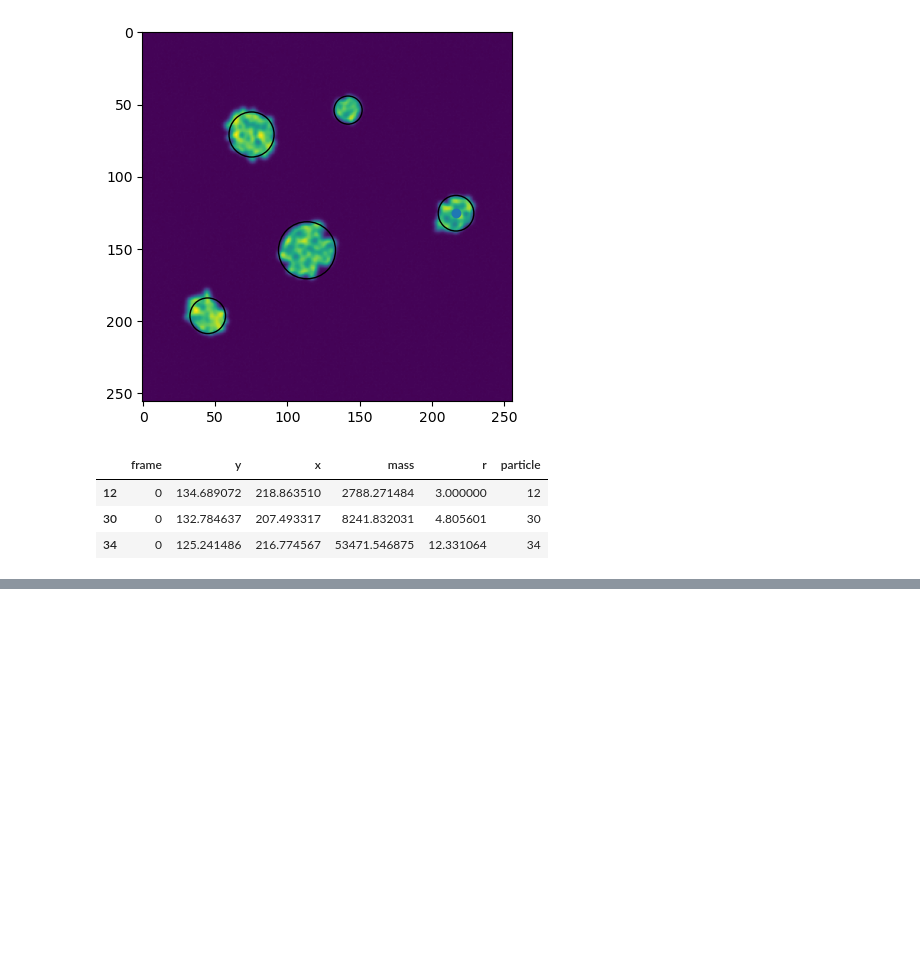
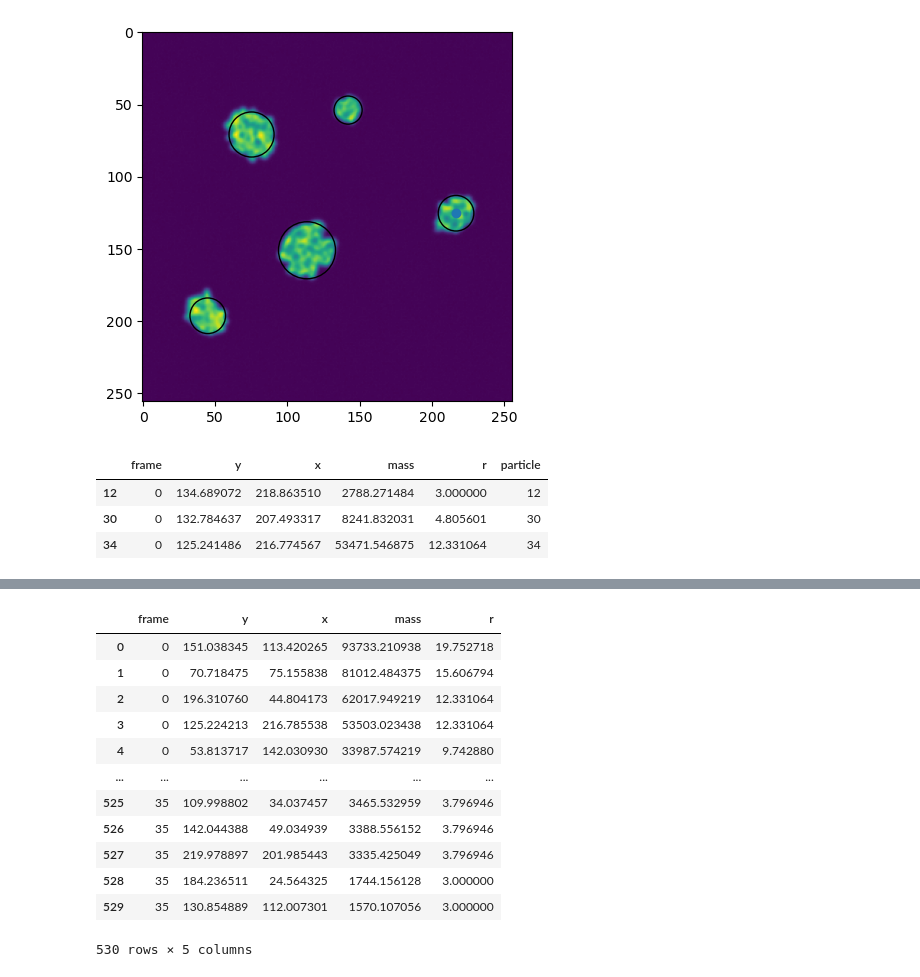
Before and after one commit to amfaber/tracking_optimizations, a Jupyter notebook: gpu-tracking/testing/marcus_blobs/track_marcus_jacob_data.ipynb, the cells around one changed output, grey strips where cells are left out. Cells and saved outputs as stored; diff of their text form; code cells hidden in the pictures; blank space fills up the shorter version.

```diff
--- a/gpu-tracking/testing/marcus_blobs/track_marcus_jacob_data.ipynb
+++ b/gpu-tracking/testing/marcus_blobs/track_marcus_jacob_data.ipynb
@@ -69,0 +73,16 @@ gt.annotate_video(vid, df, frame = 0)
+# %%
+df
+# %% [output]
+|  | frame | y | x | mass | r |
+| 0 | 0 | 151.038345 | 113.420265 | 93733.210938 | 19.752718 |
+| 1 | 0 | 70.718475 | 75.155838 | 81012.484375 | 15.606794 |
+| 2 | 0 | 196.310760 | 44.804173 | 62017.949219 | 12.331064 |
+| 3 | 0 | 125.224213 | 216.785538 | 53503.023438 | 12.331064 |
+| 4 | 0 | 53.813717 | 142.030930 | 33987.574219 | 9.742880 |
+| ... | ... | ... | ... | ... | ... |
+| 525 | 35 | 109.998802 | 34.037457 | 3465.532959 | 3.796946 |
+| 526 | 35 | 142.044388 | 49.034939 | 3388.556152 | 3.796946 |
+| 527 | 35 | 219.978897 | 201.985443 | 3335.425049 | 3.796946 |
+| 528 | 35 | 184.236511 | 24.564325 | 1744.156128 | 3.000000 |
+| 529 | 35 | 130.854889 | 112.007301 | 1570.107056 | 3.000000 |
+530 rows × 5 columns
```
Also changed, not shown: parts of 4 cells of this notebook, 9 other files.
